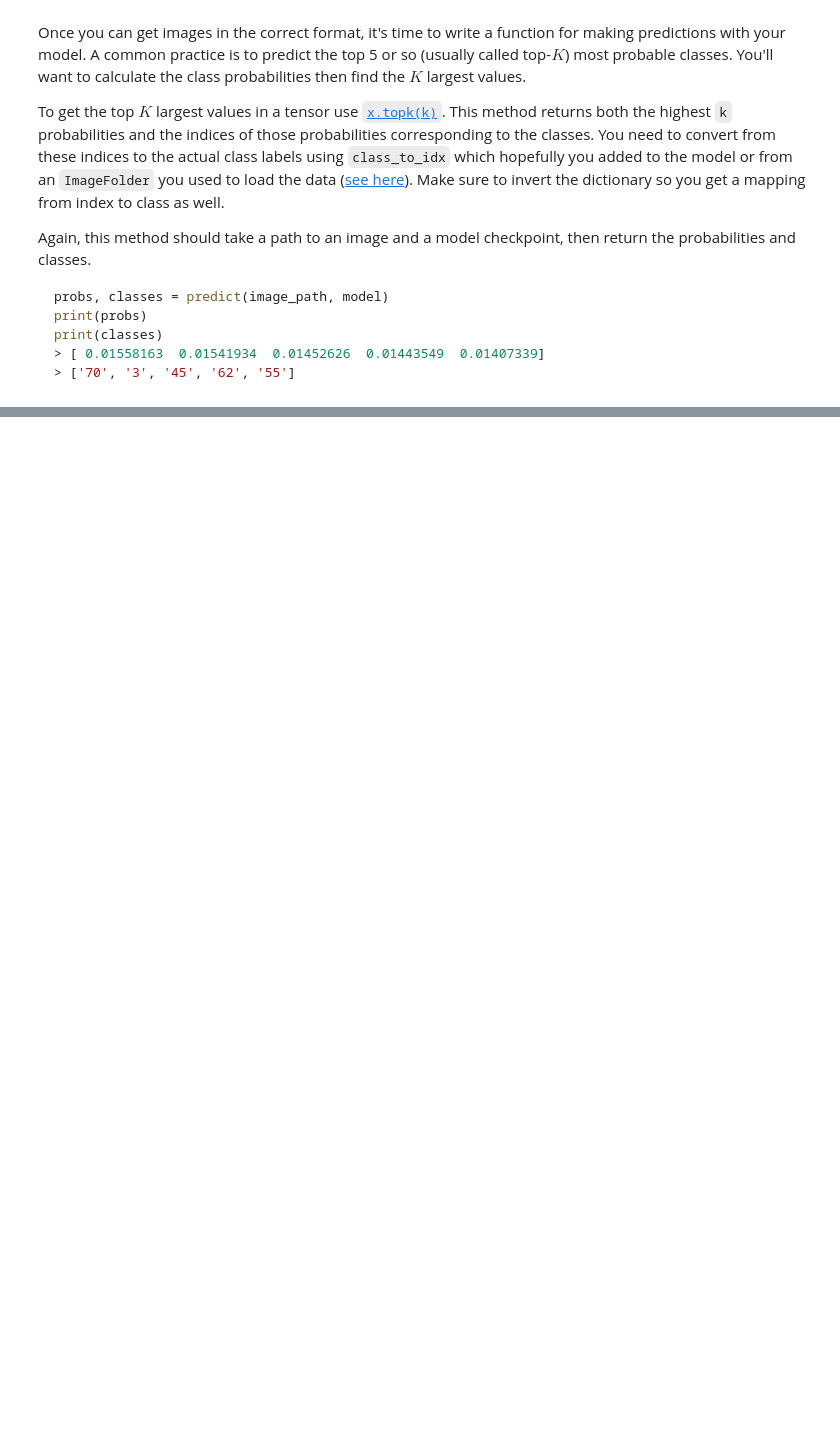
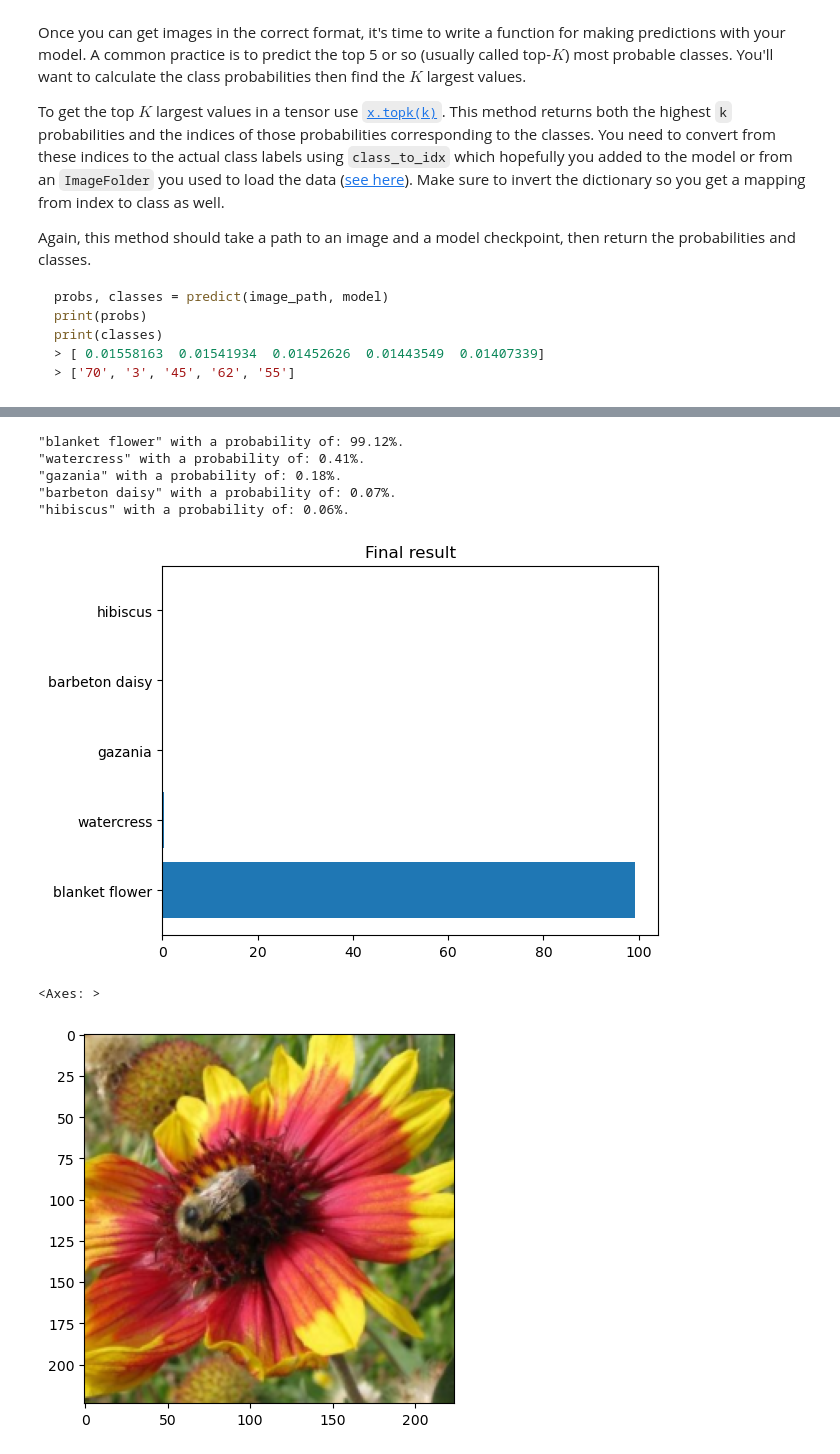
Before and after one commit to pnguyen2108/udacity-ai-programming-with-python-project-two, a Jupyter notebook: Image Classifier Project.ipynb, the cells around one changed output, grey strips where cells are left out. Cells and saved outputs as stored; diff of their text form; code cells hidden in the pictures; blank space fills up the shorter version.

Commit message:
update predict

```diff
--- a/Image Classifier Project.ipynb
+++ b/Image Classifier Project.ipynb
@@ -325,3 +388,19 @@ def predict(image_path, model, topk=5):
+# %%
+def predict(image_path, model, topk=5):
+    device = torch.device("cuda" if torch.cuda.is_available() else "cpu")
+
+    model.to(device)
+
+    tensor_img = process_image(image_path).unsqueeze(0)
+
+    tensor_img = tensor_img.float().to(device)
+
+    with torch.no_grad():
+        output = model.forward(tensor_img)
+
+    probabilities = torch.exp(output)
+
+    return probabilities.topk(topk)
 # %% [markdown]
 ## Sanity Checking
 
@@ -334,0 +412,36 @@ You can convert from the class integer encoding to actual flower names with the
+# %%
+# TODO: Display an image along with the top 5 classes
+test_img_path = 'flowers/test/100/image_07896.jpg'
+
+top_k = 5
+
+probabilities = predict(test_img_path, model, top_k)
+
+mapping_value = {val: key for key, val in model.class_to_idx.items()}
+
+classes = probabilities[1][0].cpu().numpy()
+
+classes = [mapping_value[item] for item in classes]
+
+classes = [cat_to_name[str(index)] for index in classes]
+
+for l in range(top_k):
+    probabilities[0][0].cpu().numpy()[l] = probabilities[0][0].cpu().numpy()[l] * 100
+    print("\"{}\" with a probability of: {:.2f}%.".format(classes[l], probabilities[0][0].cpu().numpy()[l]))
+
+test_image = process_image(test_img_path)
+
+plt.barh(classes,probabilities[0][0].cpu().numpy())
+plt.title("Final result")
+plt.show()
+
+imshow(test_image, None,'Test image')
+# %% [output]
+"blanket flower" with a probability of: 99.12%.
+"watercress" with a probability of: 0.41%.
+"gazania" with a probability of: 0.18%.
+"barbeton daisy" with a probability of: 0.07%.
+"hibiscus" with a probability of: 0.06%.
+[figure, added]
+<Axes: >
+[figure, added]
```
Also changed, not shown: parts of 14 cells of this notebook, 2 other files.
